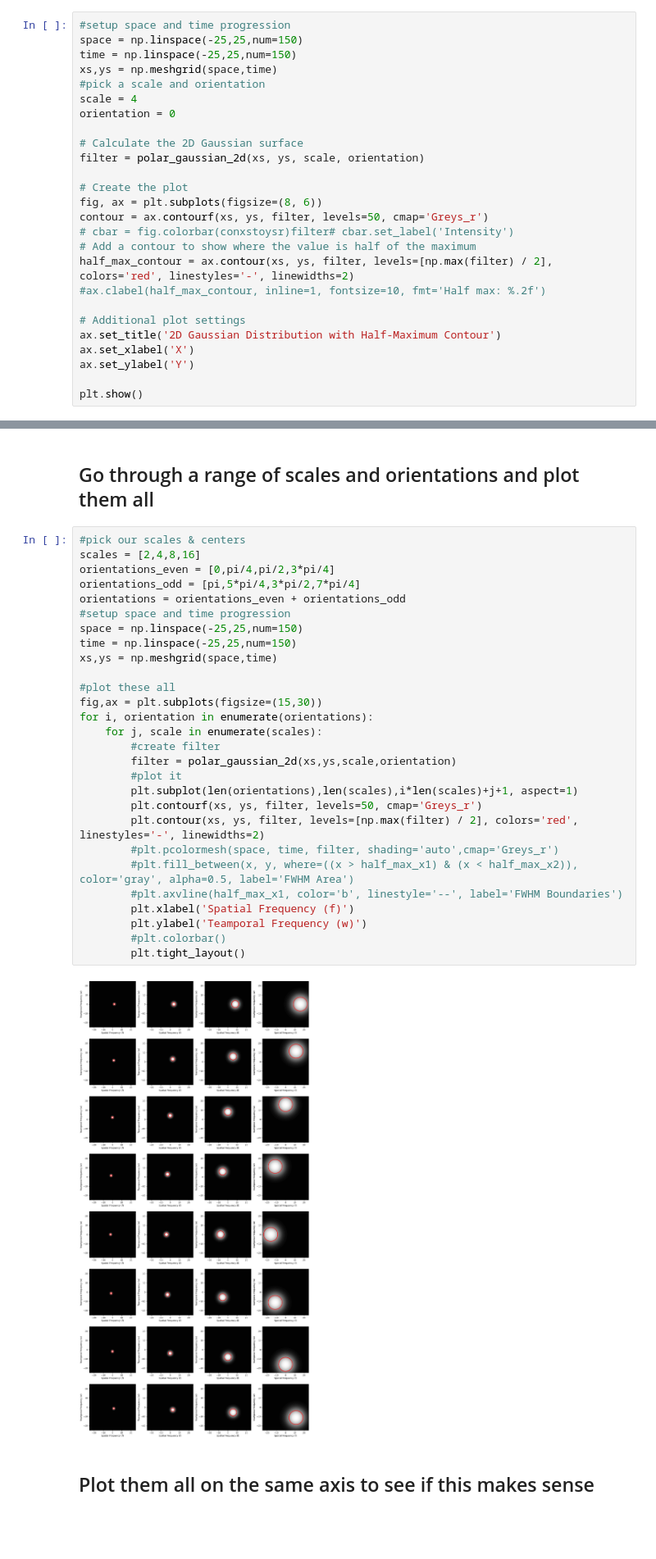
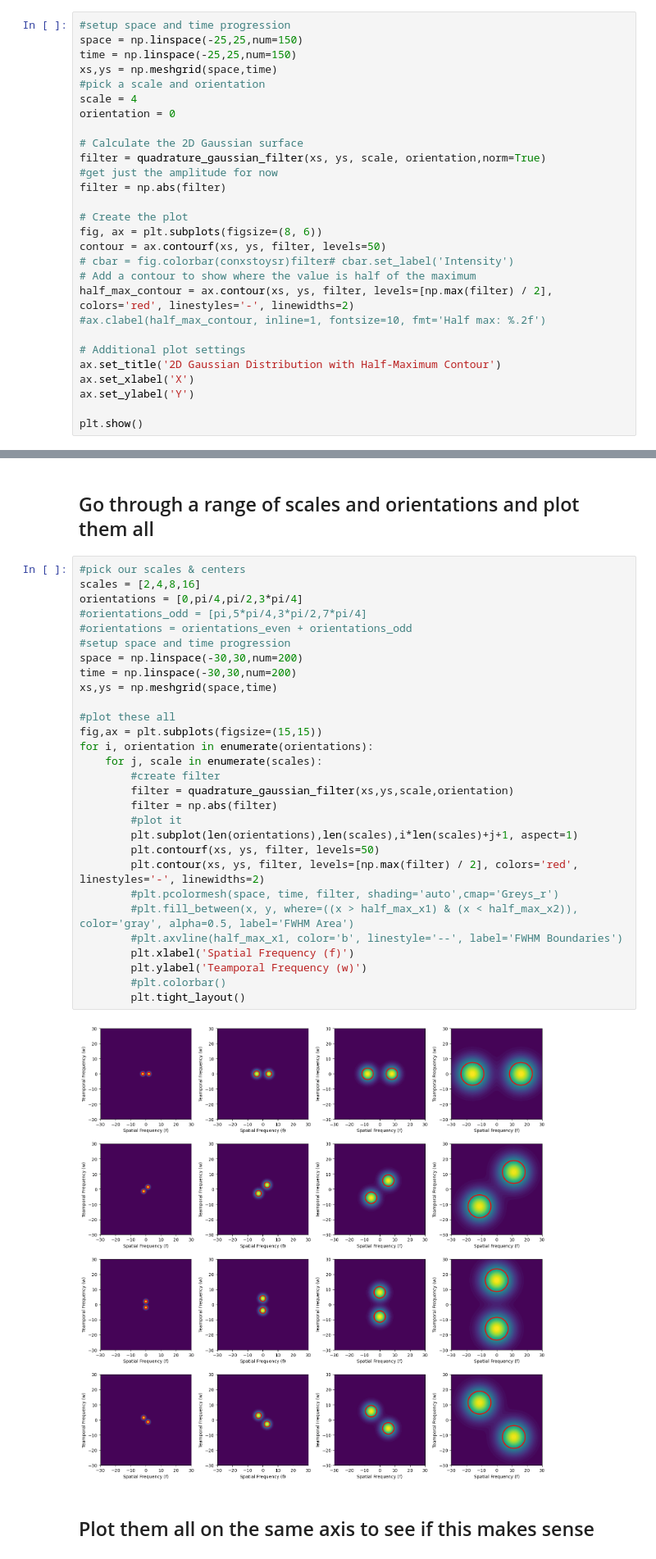
Before and after one commit to vdutell/linearfiltering, a Jupyter notebook: FreqSpaceDefinedFilers.ipynb, the cells around one changed output, grey strips where cells are left out. Shown at 82% size. Drawn from its saved outputs; the diff is of its cells as text; blank space fills up the shorter version.

Commit message:
fixed bugs in real and imaginary filters

```diff
--- a/FreqSpaceDefinedFilers.ipynb
+++ b/FreqSpaceDefinedFilers.ipynb
@@ -49,11 +56,13 @@ scale = 4
 orientation = 0
 
 # Calculate the 2D Gaussian surface
-filter = polar_gaussian_2d(xs, ys, scale, orientation)
+filter = quadrature_gaussian_filter(xs, ys, scale, orientation,norm=True)
+#get just the amplitude for now
+filter = np.abs(filter)
 
 # Create the plot
 fig, ax = plt.subplots(figsize=(8, 6))
-contour = ax.contourf(xs, ys, filter, levels=50, cmap='Greys_r')
+contour = ax.contourf(xs, ys, filter, levels=50)
 # cbar = fig.colorbar(conxstoysr)filter# cbar.set_label('Intensity')
 # Add a contour to show where the value is half of the maximum
 half_max_contour = ax.contour(xs, ys, filter, levels=[np.max(filter) / 2], colors='red', linestyles='-', linewidths=2)
@@ -90,33 +103,34 @@ plt.tight_layout()
 # %%
 #pick our scales & centers
 scales = [2,4,8,16]
-orientations_even = [0,pi/4,pi/2,3*pi/4]
-orientations_odd = [pi,5*pi/4,3*pi/2,7*pi/4]
-orientations = orientations_even + orientations_odd
+orientations = [0,pi/4,pi/2,3*pi/4]
+#orientations_odd = [pi,5*pi/4,3*pi/2,7*pi/4]
+#orientations = orientations_even + orientations_odd
 #setup space and time progression
-space = np.linspace(-25,25,num=150)
-time = np.linspace(-25,25,num=150)
+space = np.linspace(-30,30,num=200)
+time = np.linspace(-30,30,num=200)
 xs,ys = np.meshgrid(space,time)
 
 #plot these all
-fig,ax = plt.subplots(figsize=(15,30))
+fig,ax = plt.subplots(figsize=(15,15))
 for i, orientation in enumerate(orientations):
     for j, scale in enumerate(scales):
         #create filter
-        filter = polar_gaussian_2d(xs,ys,scale,orientation)
+        filter = quadrature_gaussian_filter(xs,ys,scale,orientation)
+        filter = np.abs(filter)
         #plot it
         plt.subplot(len(orientations),len(scales),i*len(scales)+j+1, aspect=1)
-        plt.contourf(xs, ys, filter, levels=50, cmap='Greys_r')
+        plt.contourf(xs, ys, filter, levels=50)
         plt.contour(xs, ys, filter, levels=[np.max(filter) / 2], colors='red', linestyles='-', linewidths=2)
         #plt.pcolormesh(space, time, filter, shading='auto',cmap='Greys_r')
         #plt.fill_between(x, y, where=((x > half_max_x1) & (x < half_max_x2)), color='gray', alpha=0.5, label='FWHM Area')
         #plt.axvline(half_max_x1, color='b', linestyle='--', label='FWHM Boundaries')
         plt.xlabel('Spatial Frequency (f)')
         plt.ylabel('Teamporal Frequency (w)')
         #plt.colorbar()
         plt.tight_layout()
 # %% [output]
-[figure, old version]
+[figure, new version]
 # %% [markdown]
 ## Plot them all on the same axis to see if this makes sense
 # %%
```
Also changed, not shown: parts of 10 cells of this notebook.
